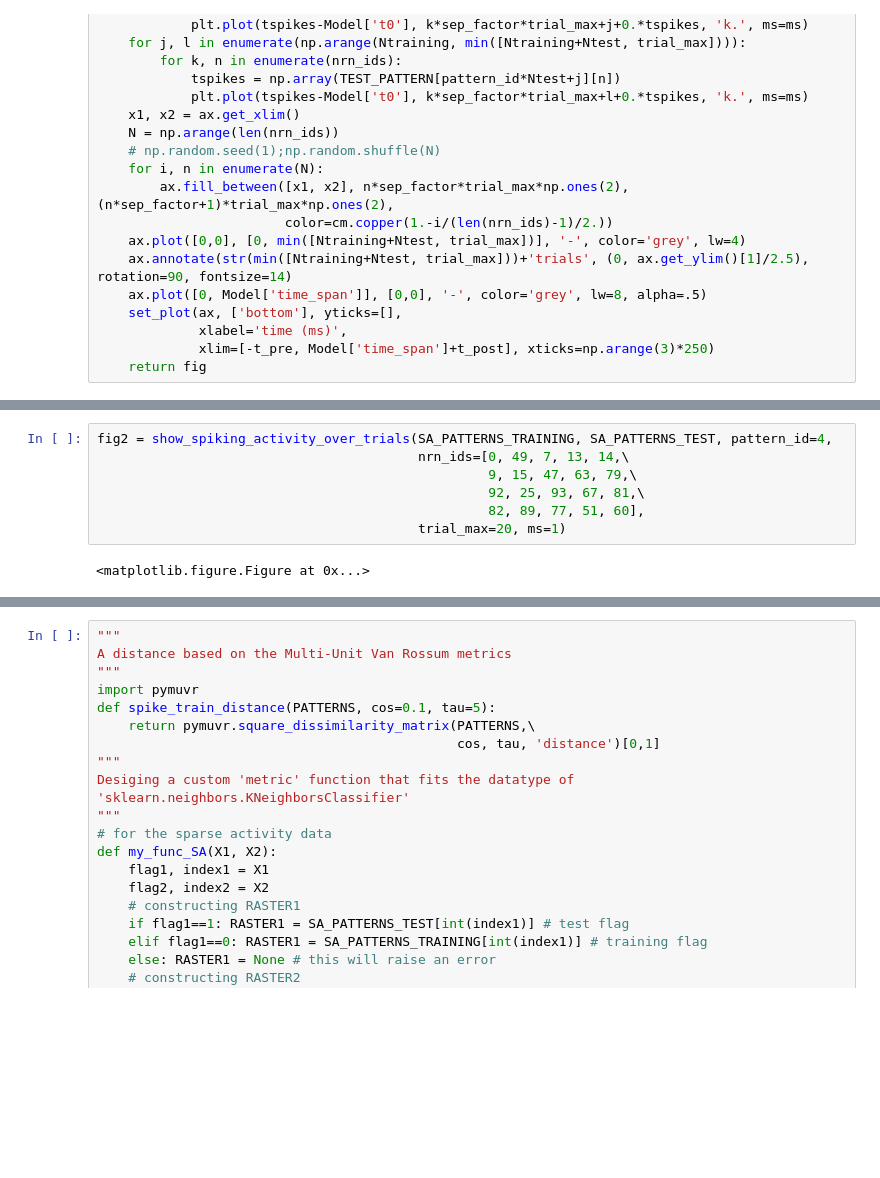
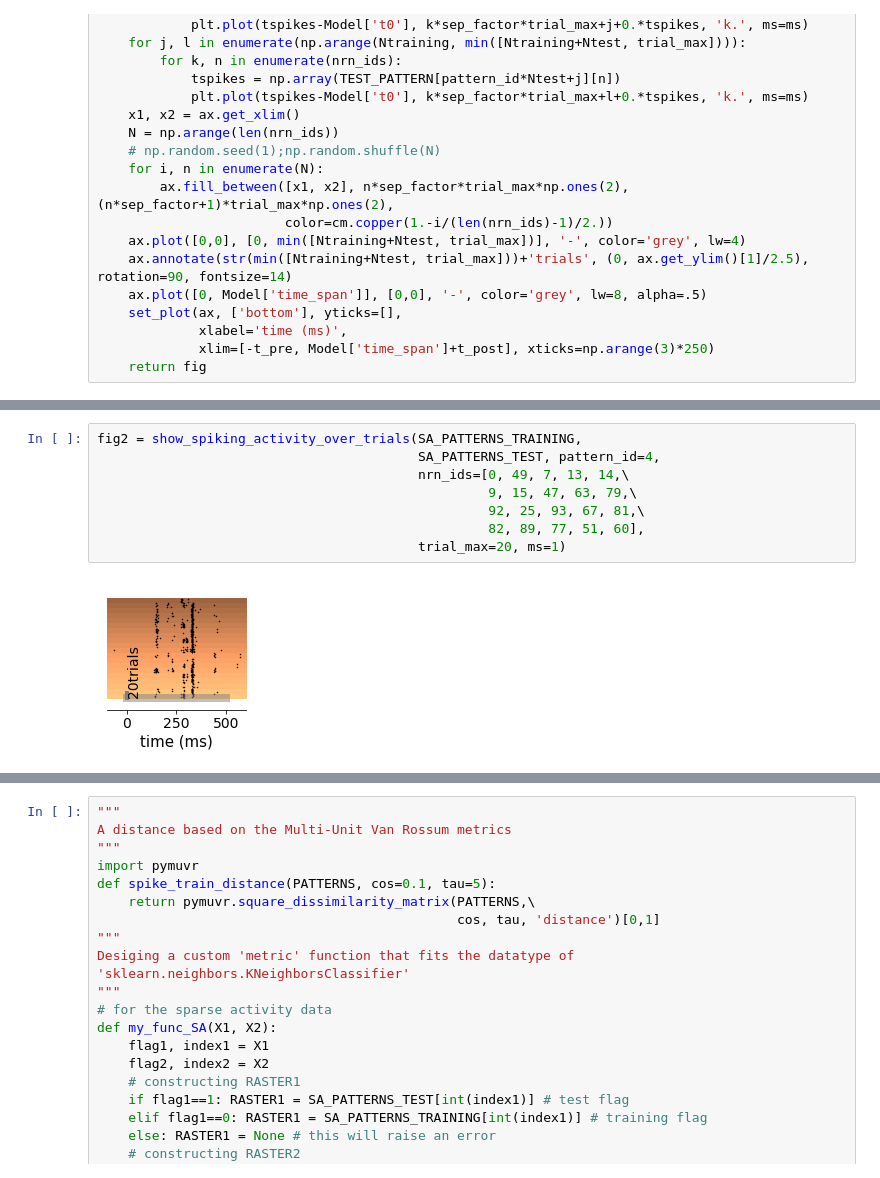
Before and after one commit to yzerlaut/notebook_papers, a Jupyter notebook: The_Spectrum_of_Asynch_Dynamics_2018.ipynb, the cells around one changed output, grey strips where cells are left out. Drawn from its saved outputs; the diff is of its cells as text; blank space fills up the shorter version.

```diff
--- a/The_Spectrum_of_Asynch_Dynamics_2018.ipynb
+++ b/The_Spectrum_of_Asynch_Dynamics_2018.ipynb
@@ -1504,12 +1504,13 @@ fig2 = show_spiking_activity_over_trials(SA_PATTERNS_TRAINING, SA_PATTERNS_TEST,
 # %%
-fig2 = show_spiking_activity_over_trials(SA_PATTERNS_TRAINING, SA_PATTERNS_TEST, pattern_id=4,
+fig2 = show_spiking_activity_over_trials(SA_PATTERNS_TRAINING,
+                                         SA_PATTERNS_TEST, pattern_id=4,
                                          nrn_ids=[0, 49, 7, 13, 14,\
                                                   9, 15, 47, 63, 79,\
                                                   92, 25, 93, 67, 81,\
                                                   82, 89, 77, 51, 60],
                                          trial_max=20, ms=1)
 # %% [output]
-<matplotlib.figure.Figure at 0x...>
+[figure, added]
 # %%
 import matplotlib as mpl
 c = plt.axes([.5, .5, .02, .2])
```
Also changed, not shown: parts of 8 cells of this notebook.
